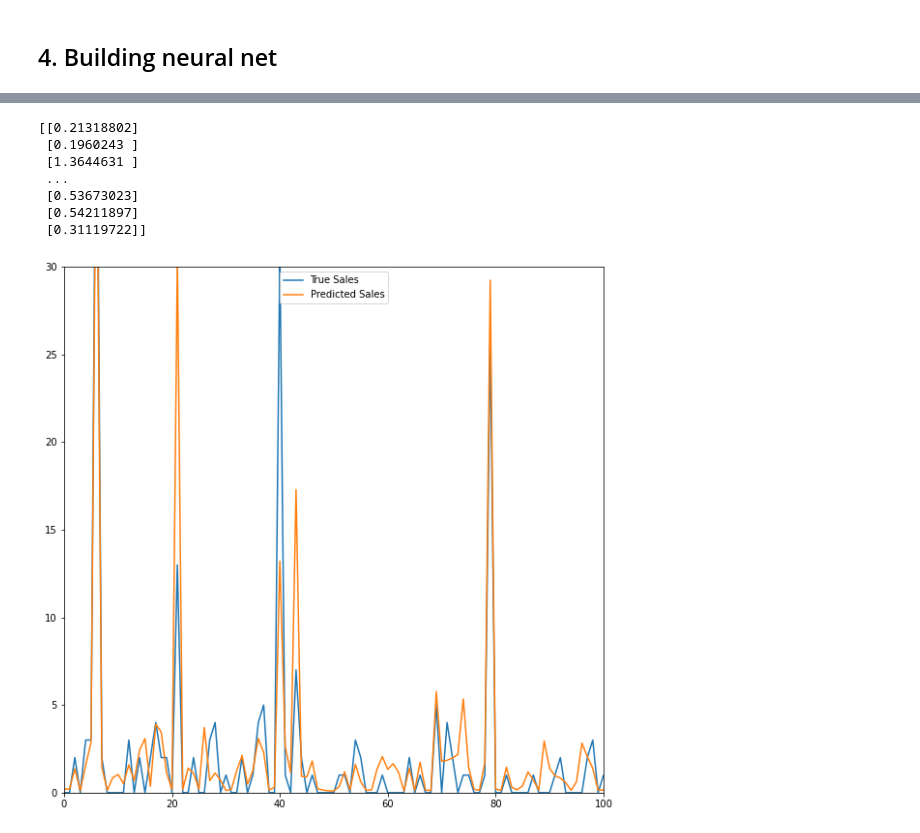
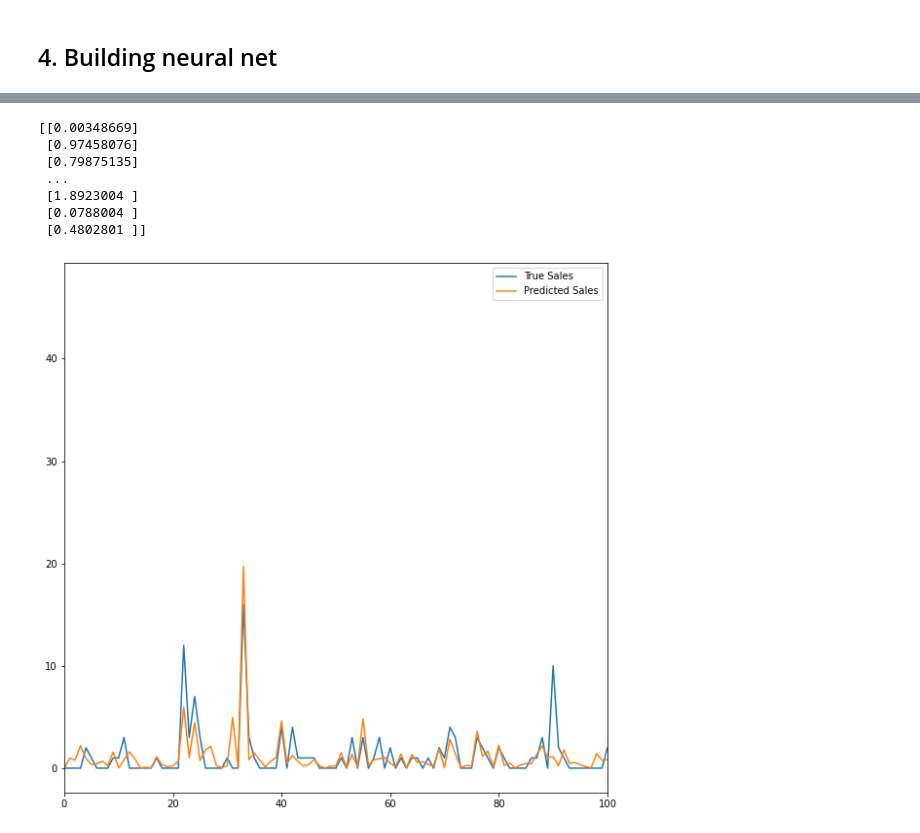
Before and after one commit to ixiaopan/GroupWork, a Jupyter notebook: AML/Neural Networks.ipynb, the cells around one changed output, grey strips where cells are left out. Saved outputs shown, nothing was run; the diff lists cells and outputs as text; code cells hidden in the pictures.

```diff
--- a/AML/Neural Networks.ipynb
+++ b/AML/Neural Networks.ipynb
@@ -50,13 +108,7 @@ df.shape
+# %%
+X = df.values
 # %% [markdown]
 ## 3. Setting up loaders
-# %%
-#Isolate features and target variable
-y = df.sold.values
-X_df = df.drop(['sold'], axis=1)
-X = X_df.values
-# %%
-X = X.astype(float)
-y = y.astype(float)
 # %%
 X, y = torch.FloatTensor(X), torch.FloatTensor(y)
 # %%
@@ -104,7 +156,7 @@ class BaselineModel(nn.Module):
         return out
 # %%
 # build the model
-model = BaselineModel(46, 256)
+model = BaselineModel(20, 256)
 
 # define the loss function and the optimiser
 loss_function = nn.MSELoss()
@@ -150,30 +204,30 @@ from sklearn.metrics import mean_squared_error
 # %%
 model.eval()
 plt.figure(figsize = (10,10))
 for index, i in enumerate(trainloader):
     if index < 1:
         inputs, labels = i
 
         outputs = model(inputs)
         outputs = outputs.detach().numpy()
         plt.plot([i for i in range(len(labels))], labels, label = "True Sales")
         print(outputs)
         plt.plot(outputs, label = "Predicted Sales")
         plt.legend()
-        plt.ylim(0, 30)
+#         plt.ylim(0, 30)
         plt.xlim(0, 100)
         #print(inputs, labels)
     else:
         break
 # %% [output]
-[[0.21318802]
- [0.1960243 ]
- [1.3644631 ]
+[[0.00348669]
+ [0.97458076]
+ [0.79875135]
  ...
- [0.53673023]
- [0.54211897]
- [0.31119722]]
+ [1.8923004 ]
+ [0.0788004 ]
+ [0.4802801 ]]
-[figure, old version]
+[figure, new version]
 # %%
 model.eval()
 plt.figure(figsize = (10,10))
```
Also changed, not shown: parts of 16 cells of this notebook, 9 other files.
